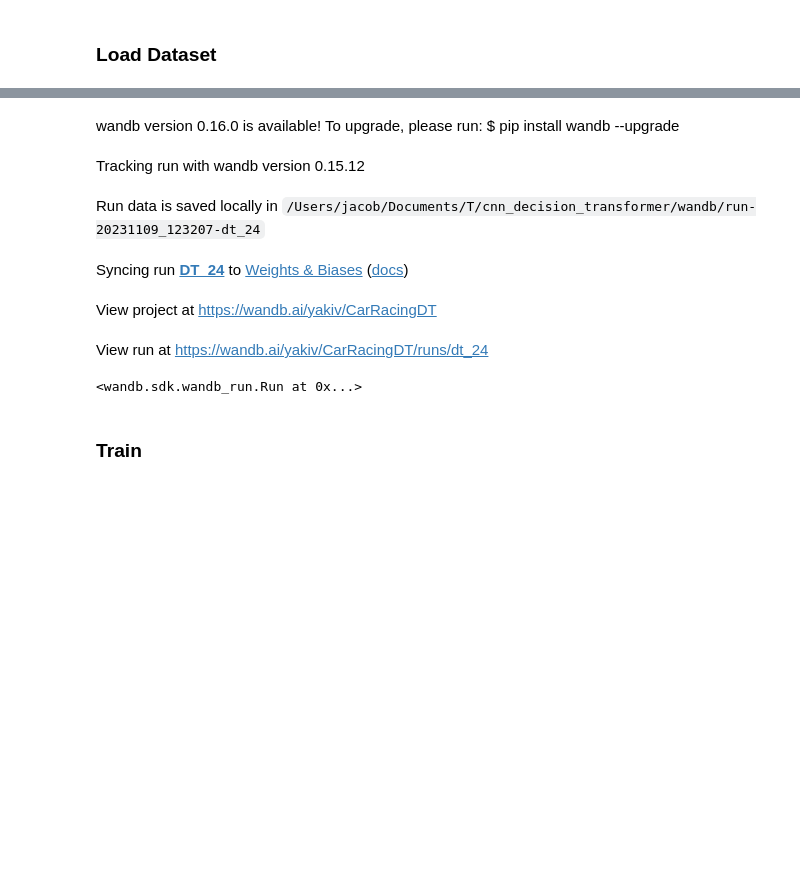
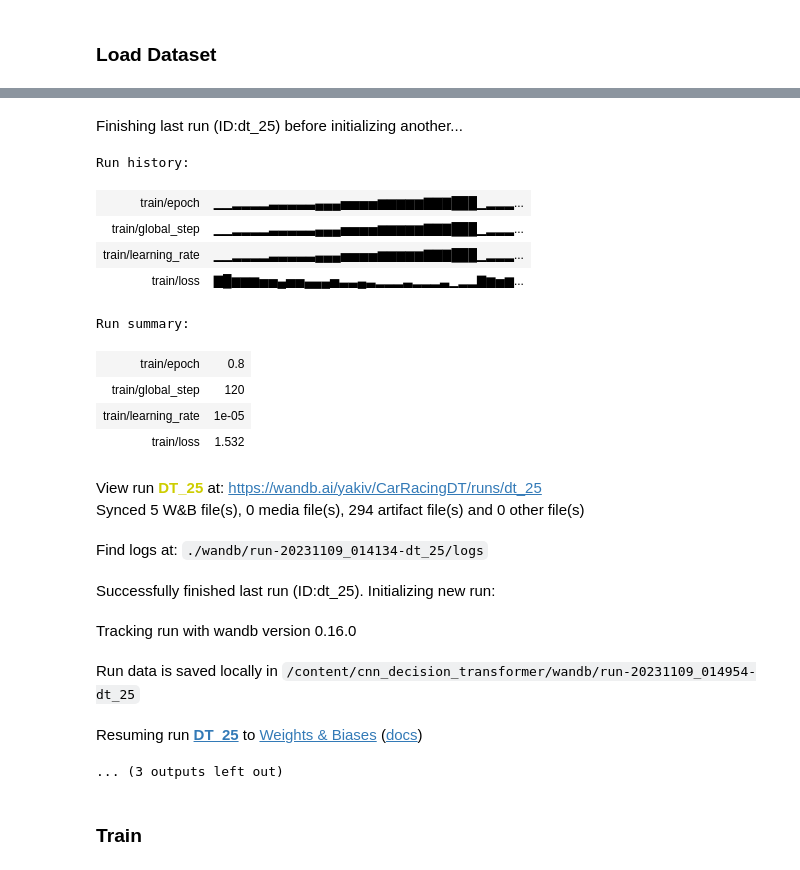
Before and after one commit to YakivGalkin/cnn_decision_transformer, a Jupyter notebook: VDT_train.ipynb, the cells around one changed output, grey strips where cells are left out. Saved outputs shown, nothing was run; the diff lists cells and outputs as text; code cells hidden in the pictures; blank space fills up the shorter version.

```diff
--- a/VDT_train.ipynb
+++ b/VDT_train.ipynb
@@ -43,7 +63,7 @@ class TrainConfig:
     wandb_name: str = "DT_25"
     model_save_name: str = "DT_MODEL_25"
     saved_model_version: str = "latest"
-    save_steps: int = 1000
+    save_steps: int = 10000
 
     # TRAINING DATA CONFIG
     num_train_epochs: int = 100
@@ -84,10 +101,22 @@ wandb: Appending key for api.wandb.ai to your netrc file: /Users/jacob/.netrc
-wandb version 0.16.0 is available! To upgrade, please run: $ pip install wandb --upgrade
+Finishing last run (ID:dt_25) before initializing another...
+Run history:
+| train/epoch | ▁▁▂▂▂▂▃▃▃▃▃▄▄▄▅▅▅▅▆▆▆▆▆▇▇▇███▁▂▂▂... |
+| train/global_step | ▁▁▂▂▂▂▃▃▃▃▃▄▄▄▅▅▅▅▆▆▆▆▆▇▇▇███▁▂▂▂... |
+| train/learning_rate | ▁▁▂▂▂▂▃▃▃▃▃▄▄▄▅▅▅▅▆▆▆▆▆▇▇▇███▁▂▂▂... |
+| train/loss | ▇█▆▆▆▅▅▄▅▅▄▄▄▅▃▃▄▃▂▂▂▃▂▂▂▃▁▂▂▇▆▅▆... |
+Run summary:
+| train/epoch | 0.8 |
+| train/global_step | 120 |
+| train/learning_rate | 1e-05 |
+| train/loss | 1.532 |
-Tracking run with wandb version 0.15.12
+View run DT_25 at: https://wandb.ai/yakiv/CarRacingDT/runs/dt_25
+Synced 5 W&B file(s), 0 media file(s), 294 artifact file(s) and 0 other file(s)
-Run data is saved locally in /Users/jacob/Documents/T/cnn_decision_transformer/wandb/run-20231109_123207-dt_24
+Find logs at: ./wandb/run-20231109_014134-dt_25/logs
-Syncing run DT_24 to Weights & Biases (docs)
+Successfully finished last run (ID:dt_25). Initializing new run:
-View project at https://wandb.ai/yakiv/CarRacingDT
+Tracking run with wandb version 0.16.0
-View run at https://wandb.ai/yakiv/CarRacingDT/runs/dt_24
+Run data is saved locally in /content/cnn_decision_transformer/wandb/run-20231109_014954-dt_25
-<wandb.sdk.wandb_run.Run at 0x...>
+Resuming run DT_25 to Weights & Biases (docs)
+... (3 outputs left out)
 # %% [markdown]
 ### Train
 # %%
```
Also changed, not shown: parts of 4 cells of this notebook.
